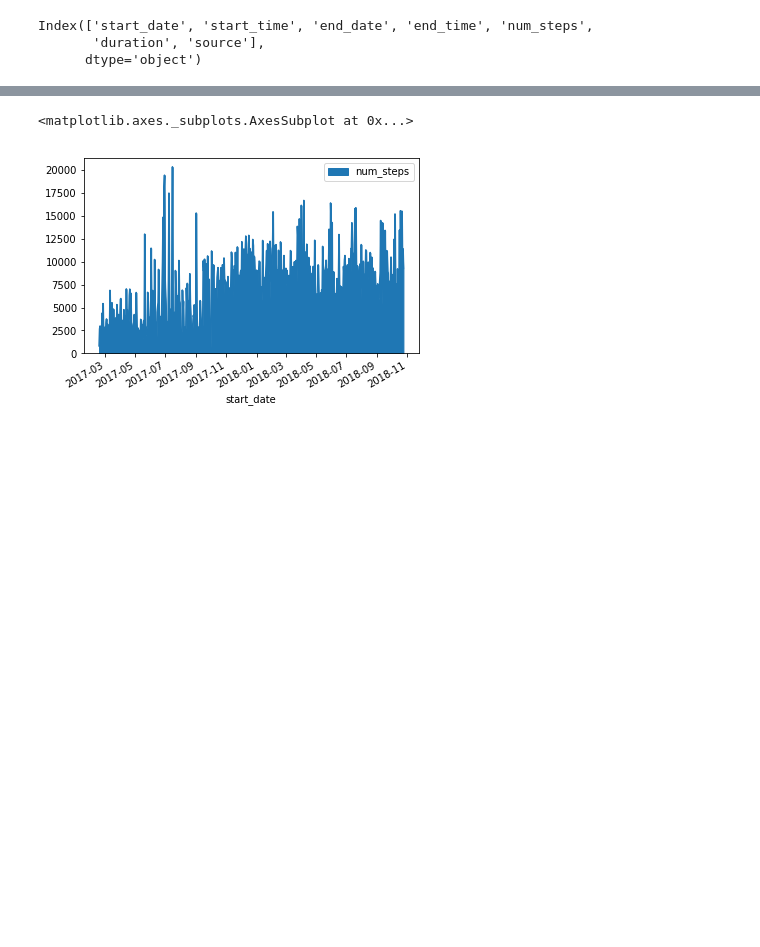
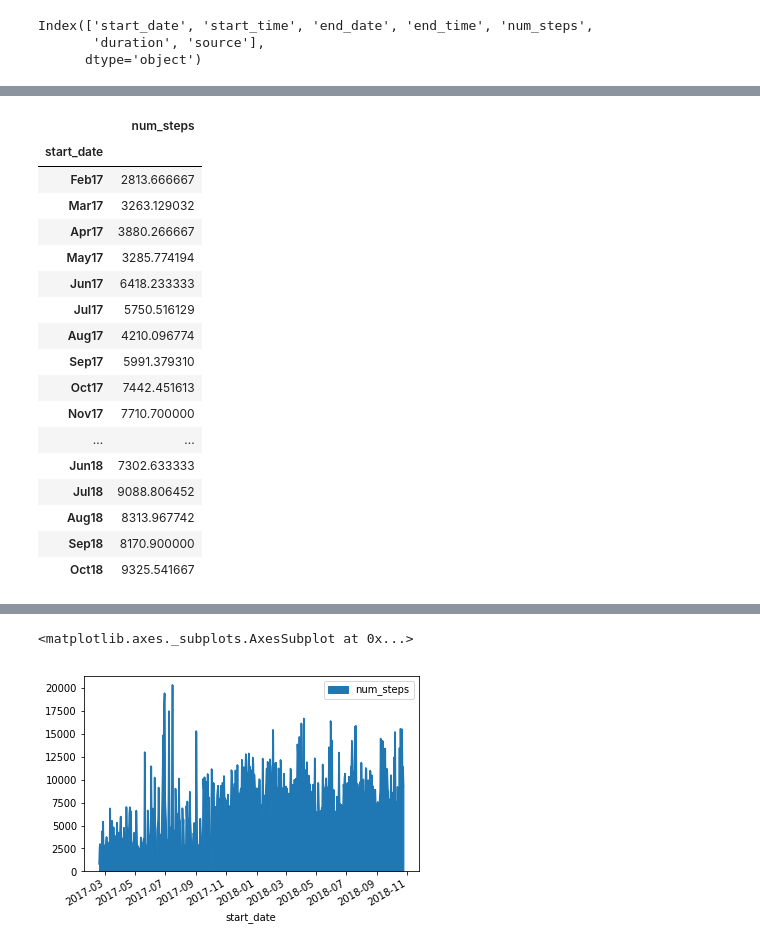
Before and after one commit to Data-is-life/Steps_Analysis, a Jupyter notebook: Steps_analysis.ipynb, the cells around one changed output, grey strips where cells are left out. Saved outputs shown, nothing was run; the diff lists cells and outputs as text; code cells hidden in the pictures; blank space fills up the shorter version.

```diff
--- a/Steps_analysis.ipynb
+++ b/Steps_analysis.ipynb
@@ -104,3 +80,26 @@ Index(['start_date', 'end_date', 'total_num_steps', 'total_duration'], dtype='ob
+# %%
+summed_df.reset_index(inplace=True)
+summed_df.drop(columns=['index'], inplace=True)
+summed_df.groupby(summed_df['start_date'].dt.strftime('%b%y'), sort=False).mean()
+# %% [output]
+|  | num_steps |
+| start_date |  |
+| Feb17 | 2813.666667 |
+| Mar17 | 3263.129032 |
+| Apr17 | 3880.266667 |
+| May17 | 3285.774194 |
+| Jun17 | 6418.233333 |
+| Jul17 | 5750.516129 |
+| Aug17 | 4210.096774 |
+| Sep17 | 5991.379310 |
+| Oct17 | 7442.451613 |
+| Nov17 | 7710.700000 |
+| ... | ... |
+| Jun18 | 7302.633333 |
+| Jul18 | 9088.806452 |
+| Aug18 | 8313.967742 |
+| Sep18 | 8170.900000 |
+| Oct18 | 9325.541667 |
 # %%
 summed_df
 # %% [output]
```
Also changed, not shown: parts of 16 cells of this notebook, 2 other files.
